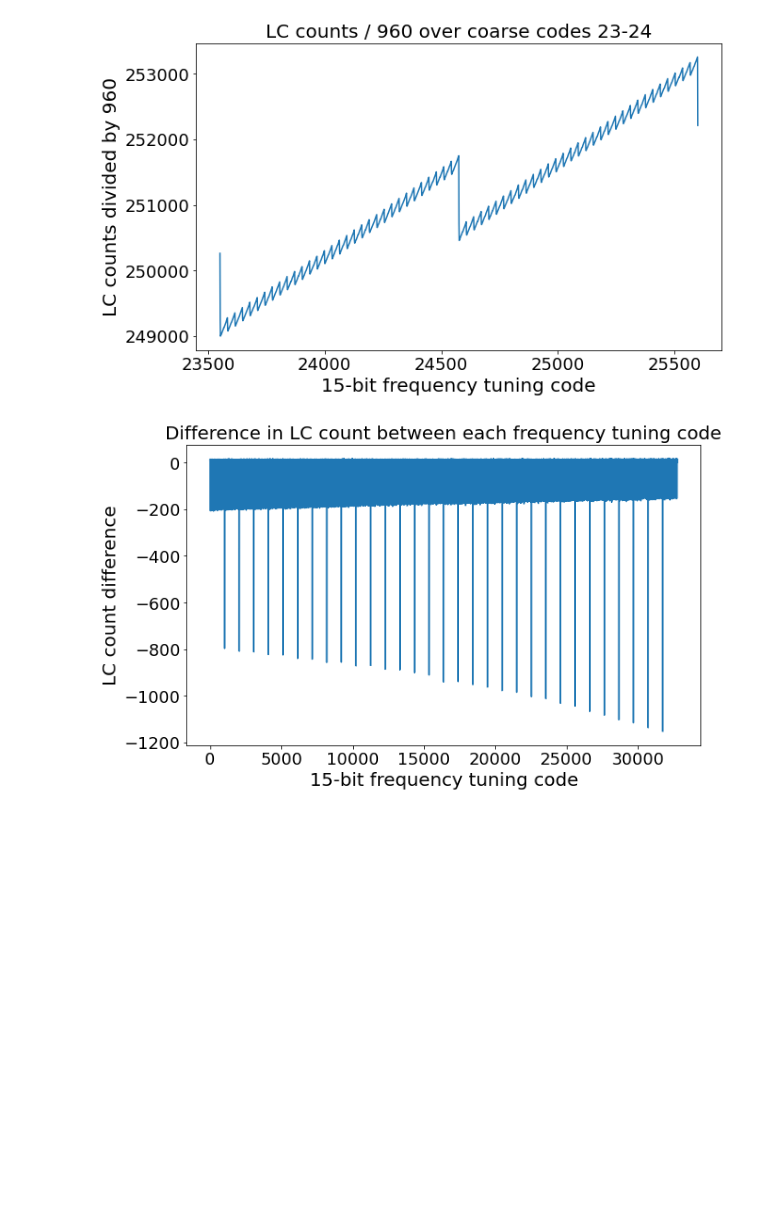
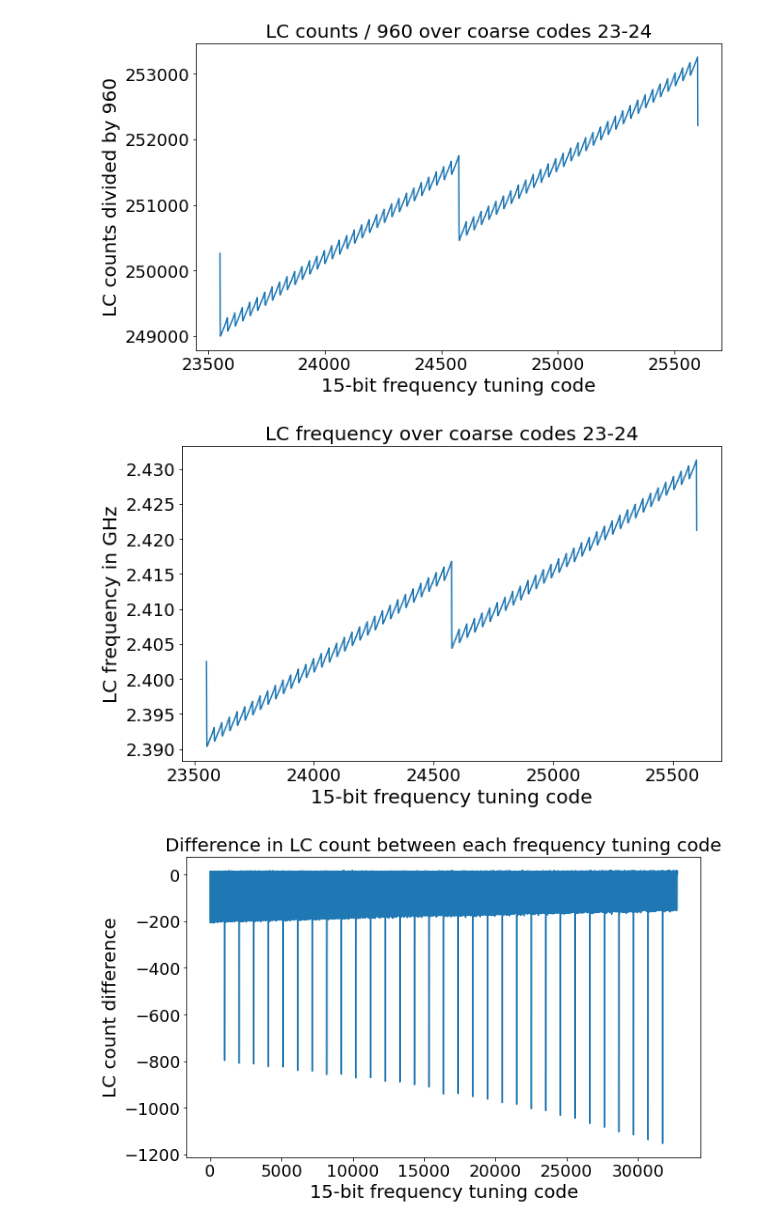
Before and after one commit to cwdao/scum-test-code, a Jupyter notebook: scum/LC_sweep/LC_sweep.ipynb, the cells around one changed output. Drawn from its saved outputs; the diff is of its cells as text; code cells hidden in the pictures; blank space fills up the shorter version.

```diff
--- a/scum/LC_sweep/LC_sweep.ipynb
+++ b/scum/LC_sweep/LC_sweep.ipynb
@@ -39,6 +39,18 @@ plt.savefig('lc_count_over_2_coarse.pdf', bbox_inches='tight')
 plt.show()
 # %% [output]
 [figure]
+# %%
+plt.figure(figsize=(10, 6))
+plt.plot(LC_code[23 * 2 ** 10 - 1:25 * 2 ** 10 + 1], counts_LC[23 * 2 ** 10 - 1:25 * 2 ** 10 + 1] / 1e9 * 960 * 10)
+plt.title('LC frequency over coarse codes 23-24', fontsize=20)
+plt.xlabel('15-bit frequency tuning code', fontsize=20)
+plt.ylabel('LC frequency in GHz', fontsize=20)
+plt.xticks(fontsize=18)
+plt.yticks(fontsize=18)
+plt.savefig('lc_count_over_2_coarse_hz.pdf', bbox_inches='tight')
+plt.show()
+# %% [output]
+[figure, added]
 # %%
 plt.figure(figsize=(10, 6))
 plt.plot(np.diff(counts_LC))
```
Also changed, not shown: 9 other files.
